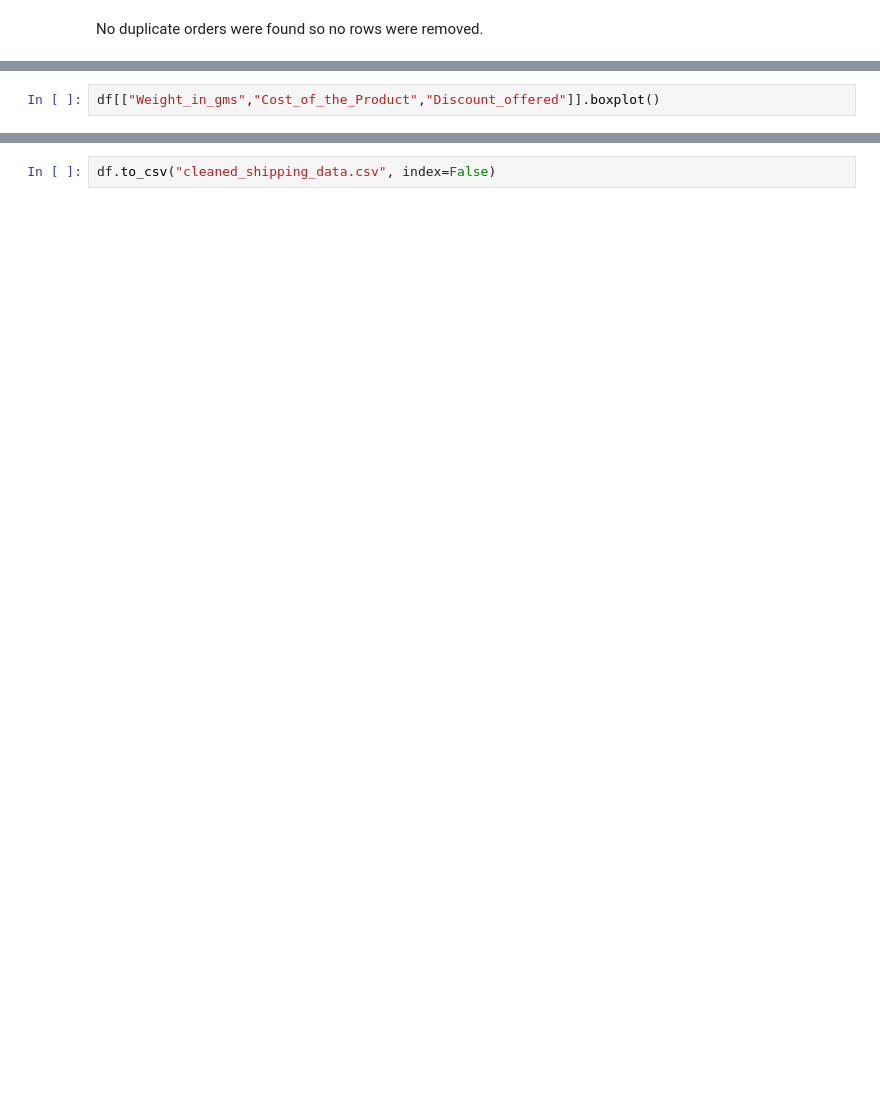
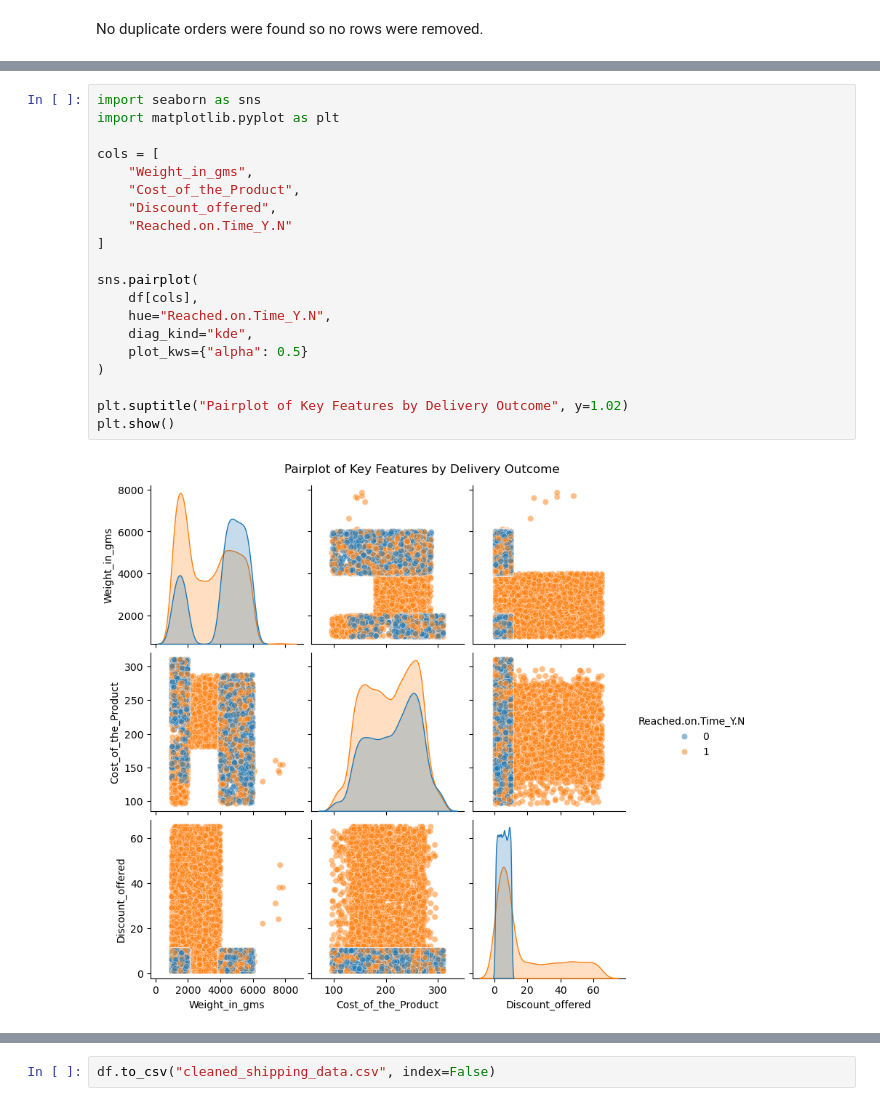
Before and after one commit to sowmyakapula/datapod, a Jupyter notebook: Capstone Two-Data Wrangling/Capstone Two Data Wrangling.ipynb, the cells around one changed output, grey strips where cells are left out. Saved outputs shown, nothing was run; the diff lists cells and outputs as text; blank space fills up the shorter version.

```diff
--- a/Capstone Two-Data Wrangling/Capstone Two Data Wrangling.ipynb
+++ b/Capstone Two-Data Wrangling/Capstone Two Data Wrangling.ipynb
@@ -79,4 +96,24 @@ df[df["Cost_of_the_Product"] <= 0]
 # %%
-df[["Weight_in_gms","Cost_of_the_Product","Discount_offered"]].boxplot()
+import seaborn as sns
+import matplotlib.pyplot as plt
+
+cols = [
+    "Weight_in_gms",
+    "Cost_of_the_Product",
+    "Discount_offered",
+    "Reached.on.Time_Y.N"
+]
+
+sns.pairplot(
+    df[cols],
+    hue="Reached.on.Time_Y.N",
+    diag_kind="kde",
+    plot_kws={"alpha": 0.5}
+)
+
+plt.suptitle("Pairplot of Key Features by Delivery Outcome", y=1.02)
+plt.show()
+# %% [output]
+[figure, added]
 # %%
 df["Reached.on.Time_Y.N"].value_counts(normalize=True)
```
Also changed, not shown: parts of 4 cells of this notebook.
